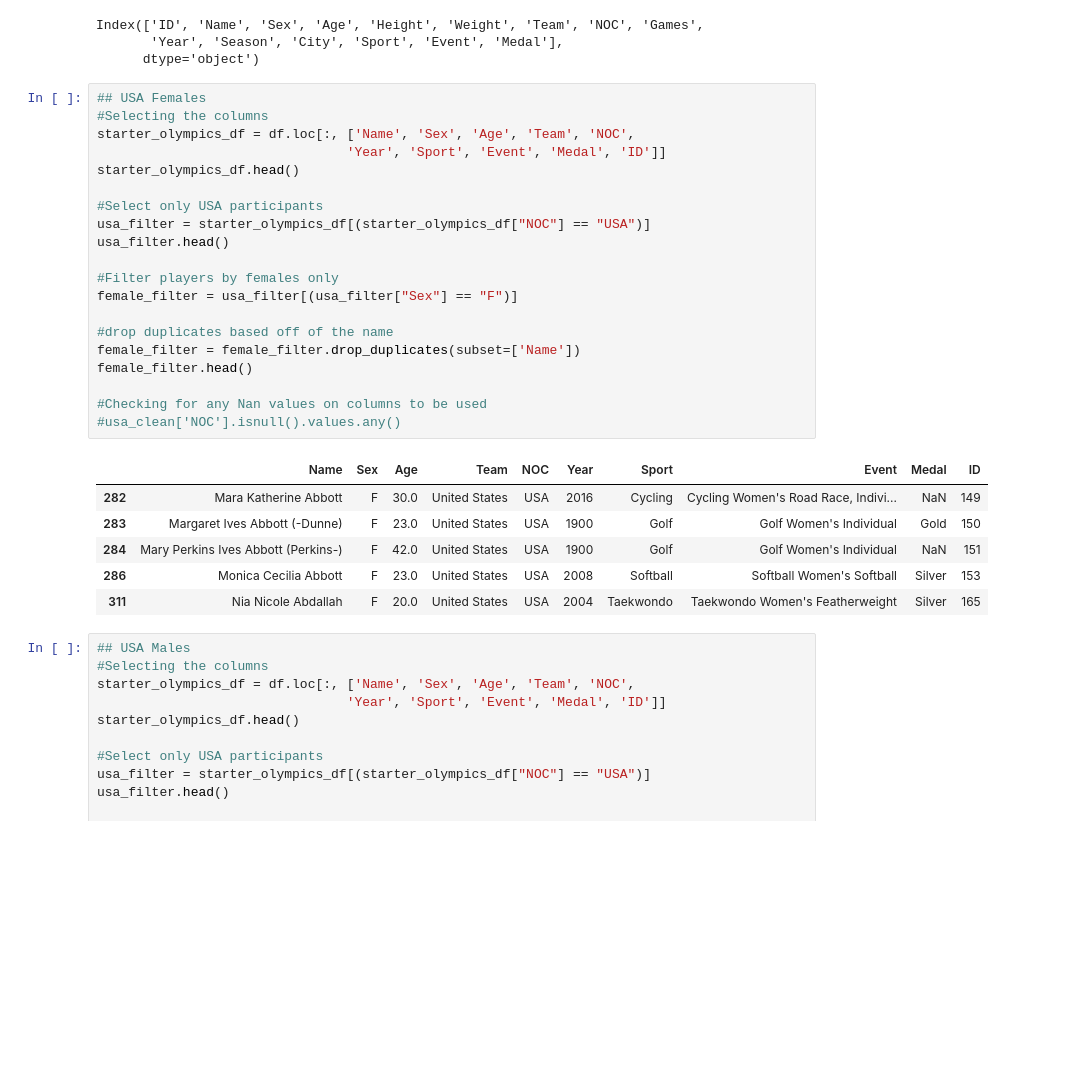
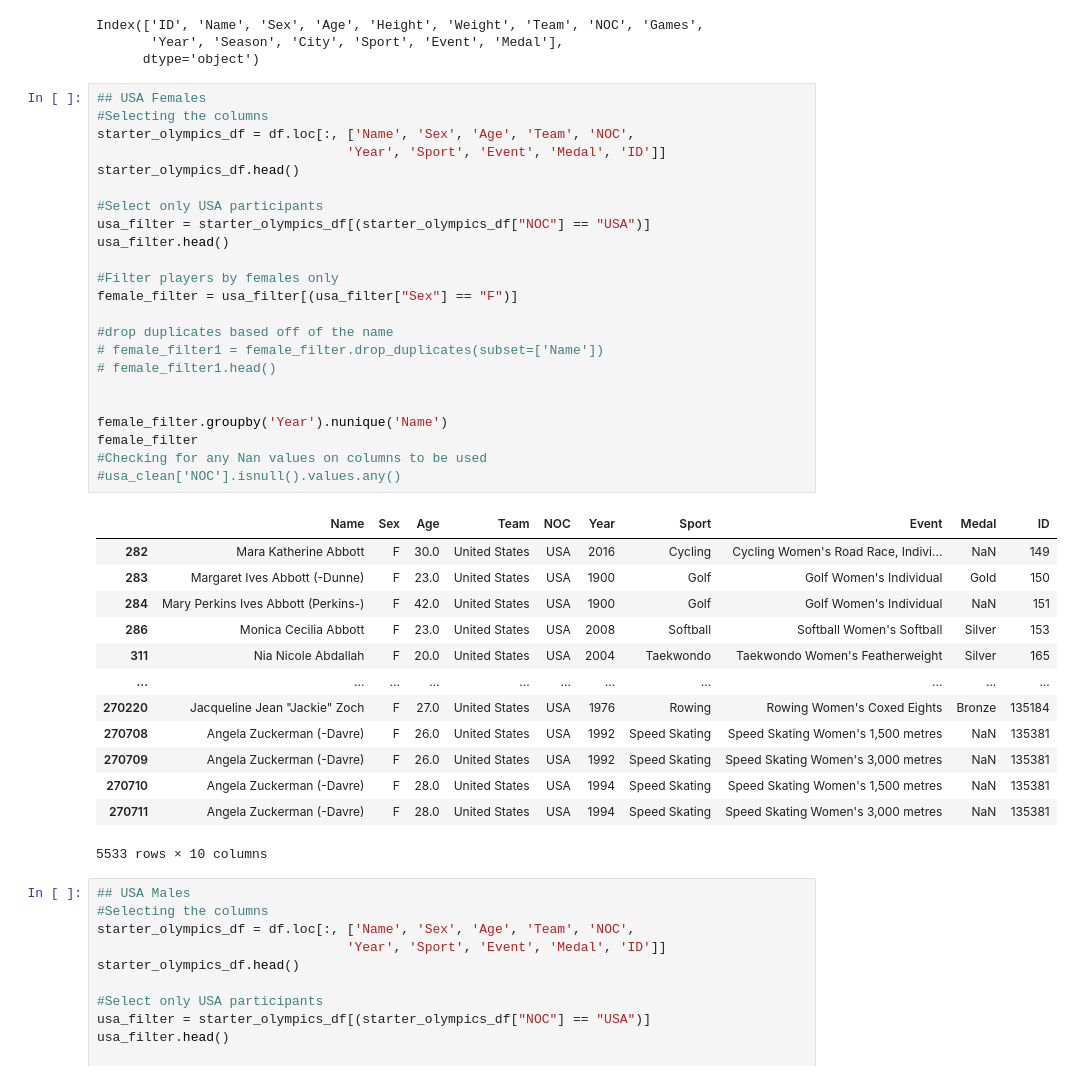
Before and after one commit to fhelms8/Git_Sum_Group_Prj, a Jupyter notebook: women.ipynb, the cells around one changed output. Drawn from its saved outputs; the diff is of its cells as text; blank space fills up the shorter version.

Commit message:
women complete. anaylsis

```diff
--- a/women.ipynb
+++ b/women.ipynb
@@ -29,30 +50,40 @@ Index(['ID', 'Name', 'Sex', 'Age', 'Height', 'Weight', 'Team', 'NOC', 'Games',
 # %%
 ## USA Females
 #Selecting the columns
 starter_olympics_df = df.loc[:, ['Name', 'Sex', 'Age', 'Team', 'NOC',
                                 'Year', 'Sport', 'Event', 'Medal', 'ID']]
 starter_olympics_df.head()
 
 #Select only USA participants
 usa_filter = starter_olympics_df[(starter_olympics_df["NOC"] == "USA")]
 usa_filter.head()
 
 #Filter players by females only
 female_filter = usa_filter[(usa_filter["Sex"] == "F")]
 
 #drop duplicates based off of the name
-female_filter = female_filter.drop_duplicates(subset=['Name'])
-female_filter.head()
+# female_filter1 = female_filter.drop_duplicates(subset=['Name'])
+# female_filter1.head()
 
+
+female_filter.groupby('Year').nunique('Name')
+female_filter
 #Checking for any Nan values on columns to be used
 #usa_clean['NOC'].isnull().values.any()
 # %% [output]
 |  | Name | Sex | Age | Team | NOC | Year | Sport | Event | Medal | ID |
 | 282 | Mara Katherine Abbott | F | 30.0 | United States | USA | 2016 | Cycling | Cycling Women's Road Race, Indivi... | NaN | 149 |
 | 283 | Margaret Ives Abbott (-Dunne) | F | 23.0 | United States | USA | 1900 | Golf | Golf Women's Individual | Gold | 150 |
 | 284 | Mary Perkins Ives Abbott (Perkins-) | F | 42.0 | United States | USA | 1900 | Golf | Golf Women's Individual | NaN | 151 |
 | 286 | Monica Cecilia Abbott | F | 23.0 | United States | USA | 2008 | Softball | Softball Women's Softball | Silver | 153 |
 | 311 | Nia Nicole Abdallah | F | 20.0 | United States | USA | 2004 | Taekwondo | Taekwondo Women's Featherweight | Silver | 165 |
+| ... | ... | ... | ... | ... | ... | ... | ... | ... | ... | ... |
+| 270220 | Jacqueline Jean "Jackie" Zoch | F | 27.0 | United States | USA | 1976 | Rowing | Rowing Women's Coxed Eights | Bronze | 135184 |
+| 270708 | Angela Zuckerman (-Davre) | F | 26.0 | United States | USA | 1992 | Speed Skating | Speed Skating Women's 1,500 metres | NaN | 135381 |
+| 270709 | Angela Zuckerman (-Davre) | F | 26.0 | United States | USA | 1992 | Speed Skating | Speed Skating Women's 3,000 metres | NaN | 135381 |
+| 270710 | Angela Zuckerman (-Davre) | F | 28.0 | United States | USA | 1994 | Speed Skating | Speed Skating Women's 1,500 metres | NaN | 135381 |
+| 270711 | Angela Zuckerman (-Davre) | F | 28.0 | United States | USA | 1994 | Speed Skating | Speed Skating Women's 3,000 metres | NaN | 135381 |
+5533 rows × 10 columns
 # %%
 ## USA Males
 #Selecting the columns
```
Also changed, not shown: parts of 7 cells of this notebook, 4 other files.
